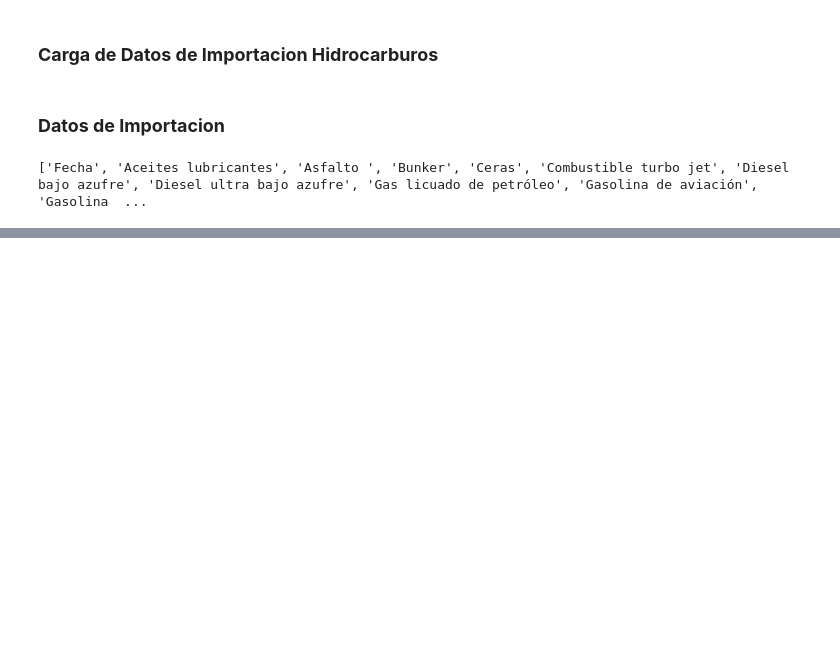
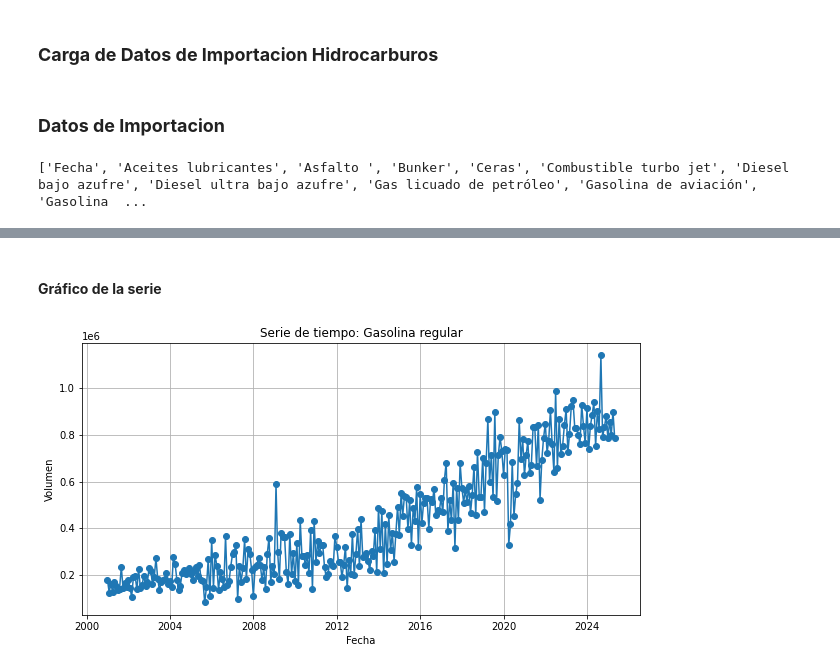
Before and after one commit to JPS4321/Lab1_SeriesDeTiempo, a Jupyter notebook: Series_Importacion.ipynb, the cells around one changed output, grey strips where cells are left out. Cells and saved outputs as stored; diff of their text form; code cells hidden in the pictures; blank space fills up the shorter version.

Commit message:
cambios de fecha y serie de importacion

```diff
--- a/Series_Importacion.ipynb
+++ b/Series_Importacion.ipynb
@@ -19,5 +20,5 @@ print(df_import_2024.columns.tolist())
 # %%
 # Unir Alto Azufre y Bajo Azufre para Diésel
 df_import_2024["Diesel"] = df_import_2024["Diesel alto azufre"] + df_import_2024["Diesel bajo azufre"]
-df_import_2025["Diesel"] = df_import_2024["Diesel alto azufre"] + df_import_2024["Diesel bajo azufre"]
+df_import_2025["Diesel"] = df_import_2025["Diesel bajo azufre"]
 # %%
@@ -34,0 +53,4 @@ df_comb = df_total[["Fecha"] + cols].dropna()
+# %%
+df_importacion_total.to_csv("importacion_completa.csv", index=True)
+# Cambiar nombre de columna
+df_importacion_total.rename(columns={"Gasolina Regular": "Gasolina regular"}, inplace=True)
@@ -34,0 +92,9 @@ df_comb = df_total[["Fecha"] + cols].dropna()
+# %%
+serie = df_importacion_total["Gasolina regular"]
+inicio = serie.index.min()
+fin = serie.index.max()
+frecuencia = pd.infer_freq(serie.index)
+
+print("Inicio:", inicio)
+print("Fin:", fin)
+print("Frecuencia:", frecuencia)
@@ -34,0 +105,14 @@ df_comb = df_total[["Fecha"] + cols].dropna()
+# %% [markdown]
+#### **Gráfico de la serie**
+# %%
+import matplotlib.pyplot as plt
+
+plt.figure(figsize=(10,5))
+plt.plot(serie, marker='o', linestyle='-')
+plt.title("Serie de tiempo: Gasolina regular")
+plt.xlabel("Fecha")
+plt.ylabel("Volumen")
+plt.grid(True)
+plt.show()
+# %% [output]
+[figure, added]
```
Also changed, not shown: parts of 42 cells of this notebook, 1 other file.
